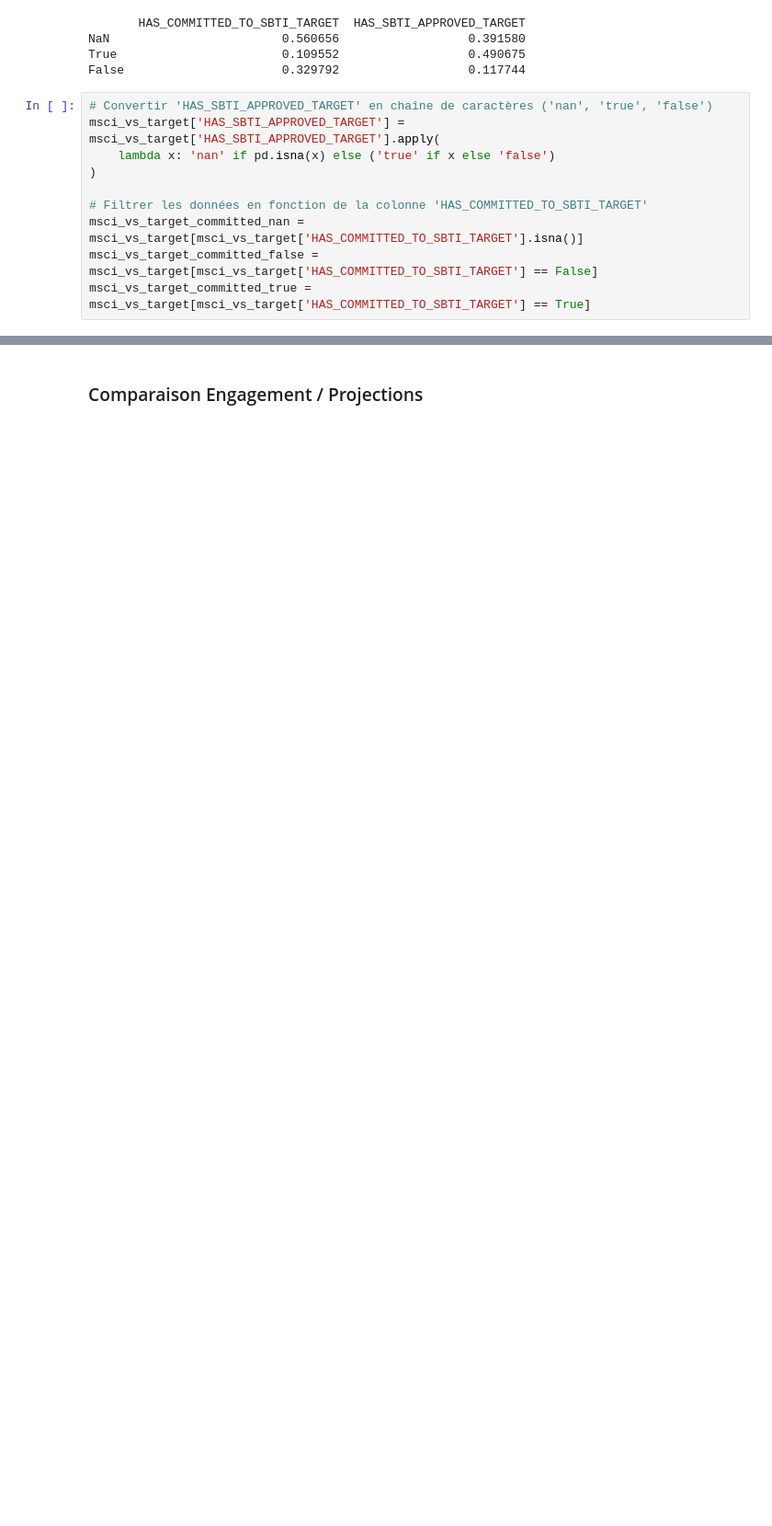
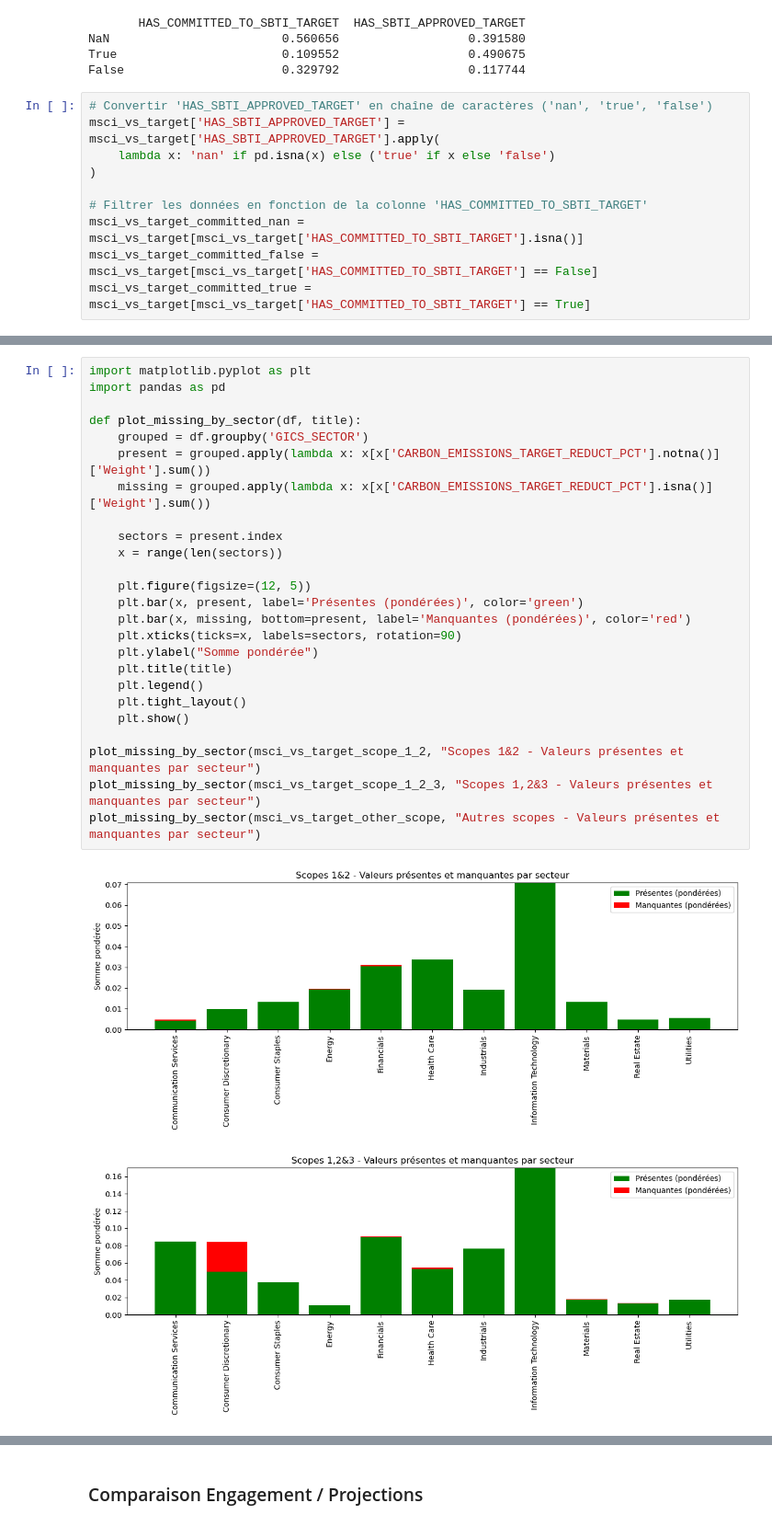
Before and after one commit to MoutetMaxime/net-zero-portfolio, a Jupyter notebook: code/notebooks/engagement_msci.ipynb, the cells around one changed output, grey strips where cells are left out. Shown at 92% size. Saved outputs shown, nothing was run; the diff lists cells and outputs as text; blank space fills up the shorter version.

```diff
--- a/code/notebooks/engagement_msci.ipynb
+++ b/code/notebooks/engagement_msci.ipynb
@@ -159,0 +187,28 @@ Passing `palette` without assigning `hue` is deprecated and will be removed in v
+# %%
+import matplotlib.pyplot as plt
+import pandas as pd
+
+def plot_missing_by_sector(df, title):
+    grouped = df.groupby('GICS_SECTOR')
+    present = grouped.apply(lambda x: x[x['CARBON_EMISSIONS_TARGET_REDUCT_PCT'].notna()]['Weight'].sum())
+    missing = grouped.apply(lambda x: x[x['CARBON_EMISSIONS_TARGET_REDUCT_PCT'].isna()]['Weight'].sum())
+
+    sectors = present.index
+    x = range(len(sectors))
+
+    plt.figure(figsize=(12, 5))
+    plt.bar(x, present, label='Présentes (pondérées)', color='green')
+    plt.bar(x, missing, bottom=present, label='Manquantes (pondérées)', color='red')
+    plt.xticks(ticks=x, labels=sectors, rotation=90)
+    plt.ylabel("Somme pondérée")
+    plt.title(title)
+    plt.legend()
+    plt.tight_layout()
+    plt.show()
+
+plot_missing_by_sector(msci_vs_target_scope_1_2, "Scopes 1&2 - Valeurs présentes et manquantes par secteur")
+plot_missing_by_sector(msci_vs_target_scope_1_2_3, "Scopes 1,2&3 - Valeurs présentes et manquantes par secteur")
+plot_missing_by_sector(msci_vs_target_other_scope, "Autres scopes - Valeurs présentes et manquantes par secteur")
+# %% [output]
+[figure, added]
+[figure, added]
```
Also changed, not shown: parts of 11 cells of this notebook.
